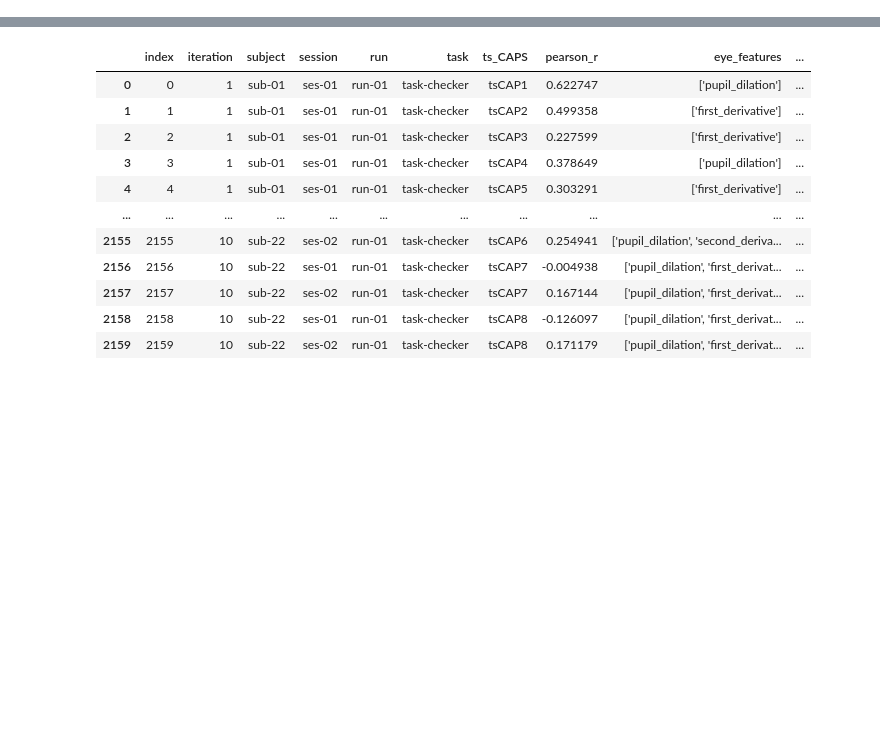
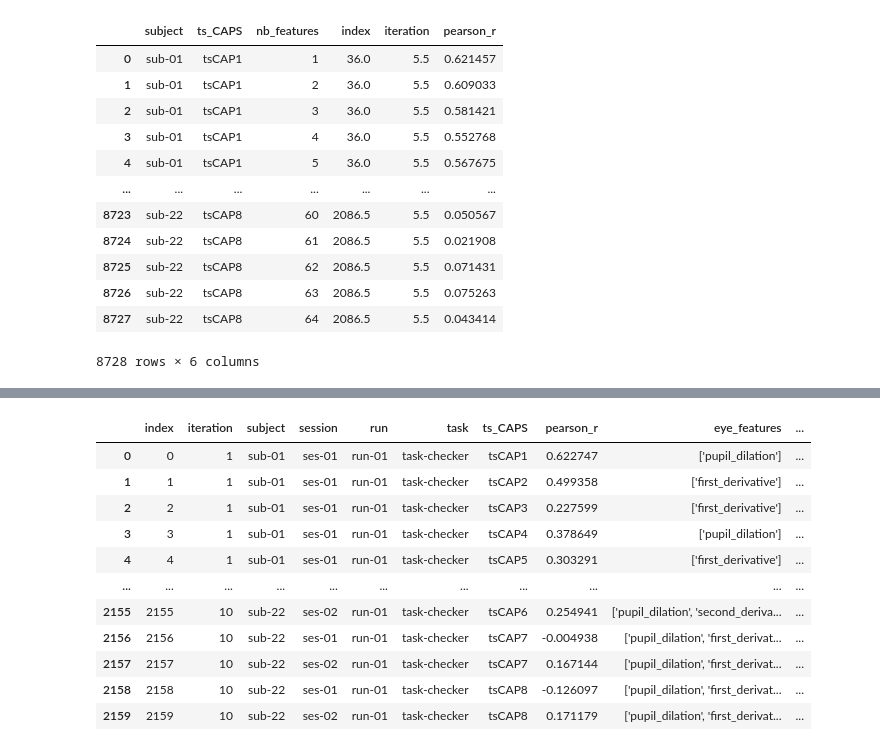
Before and after one commit to Sam54000/eeg_brain_state_prediction, a Jupyter notebook: src/plotting_screening_nb_features.ipynb, the cells around one changed output, grey strips where cells are left out. Saved outputs shown, nothing was run; the diff lists cells and outputs as text; code cells hidden in the pictures; blank space fills up the shorter version.

```diff
--- a/src/plotting_screening_nb_features.ipynb
+++ b/src/plotting_screening_nb_features.ipynb
@@ -30,3 +30,19 @@ plt.ylim(-0.15,0.5)
+# %%
+petit_pd
+# %% [output]
+|  | subject | ts_CAPS | nb_features | index | iteration | pearson_r |
+| 0 | sub-01 | tsCAP1 | 1 | 36.0 | 5.5 | 0.621457 |
+| 1 | sub-01 | tsCAP1 | 2 | 36.0 | 5.5 | 0.609033 |
+| 2 | sub-01 | tsCAP1 | 3 | 36.0 | 5.5 | 0.581421 |
+| 3 | sub-01 | tsCAP1 | 4 | 36.0 | 5.5 | 0.552768 |
+| 4 | sub-01 | tsCAP1 | 5 | 36.0 | 5.5 | 0.567675 |
+| ... | ... | ... | ... | ... | ... | ... |
+| 8723 | sub-22 | tsCAP8 | 60 | 2086.5 | 5.5 | 0.050567 |
+| 8724 | sub-22 | tsCAP8 | 61 | 2086.5 | 5.5 | 0.021908 |
+| 8725 | sub-22 | tsCAP8 | 62 | 2086.5 | 5.5 | 0.071431 |
+| 8726 | sub-22 | tsCAP8 | 63 | 2086.5 | 5.5 | 0.075263 |
+| 8727 | sub-22 | tsCAP8 | 64 | 2086.5 | 5.5 | 0.043414 |
+8728 rows × 6 columns
 # %%
 import numpy as np
 for cap in gros_pd['ts_CAPS'].unique():
```
Also changed, not shown: parts of 5 cells of this notebook, 3 other files.
